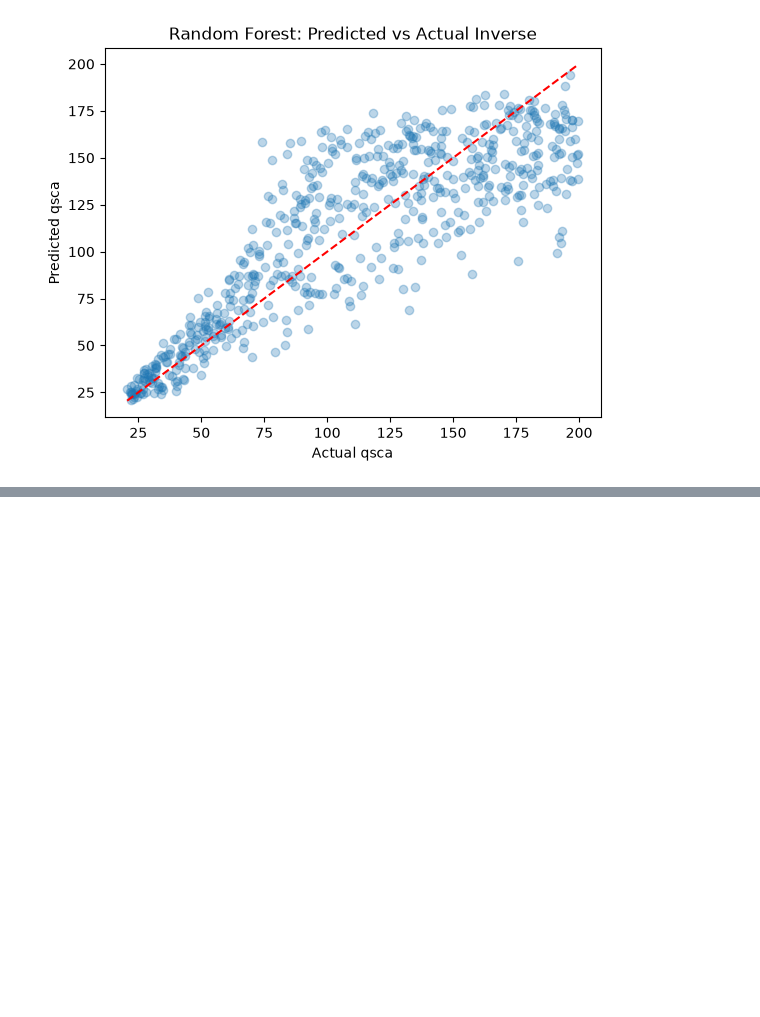
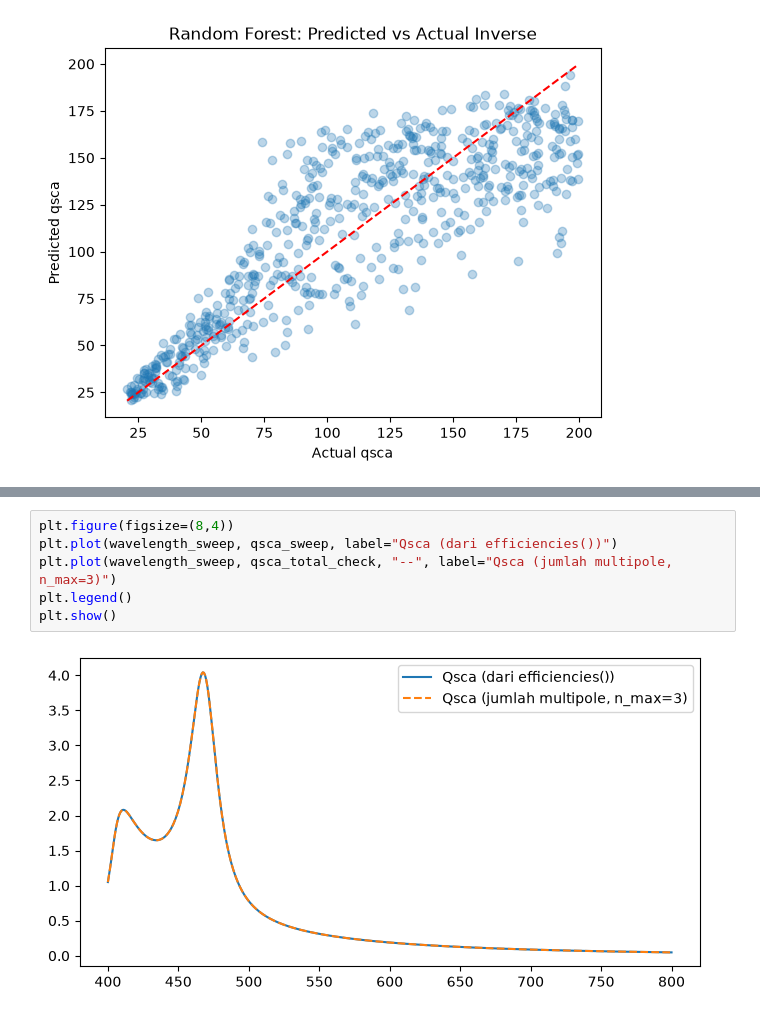
Before and after one commit to gummymule/mie-scatt-forward-predict, a Jupyter notebook: index.ipynb, the cells around one changed output, grey strips where cells are left out. Drawn from its saved outputs; the diff is of its cells as text; blank space fills up the shorter version.

```diff
--- a/index.ipynb
+++ b/index.ipynb
@@ -114,0 +313,8 @@ Text(0.5, 1.0, 'Random Forest: Predicted vs Actual Inverse')
+# %%
+plt.figure(figsize=(8,4))
+plt.plot(wavelength_sweep, qsca_sweep, label="Qsca (dari efficiencies())")
+plt.plot(wavelength_sweep, qsca_total_check, "--", label="Qsca (jumlah multipole, n_max=3)")
+plt.legend()
+plt.show()
+# %% [output]
+[figure, added]
```
Also changed, not shown: parts of 14 cells of this notebook, 2 other files.
